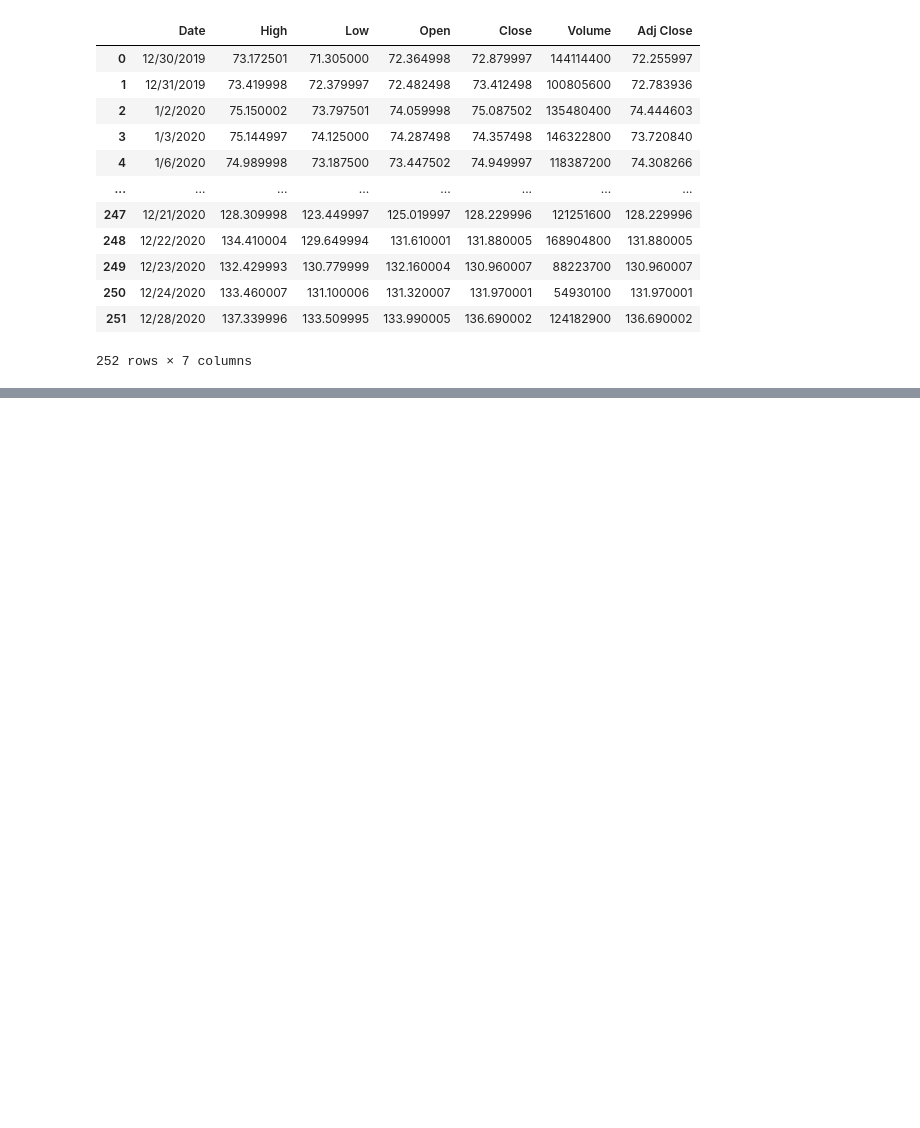
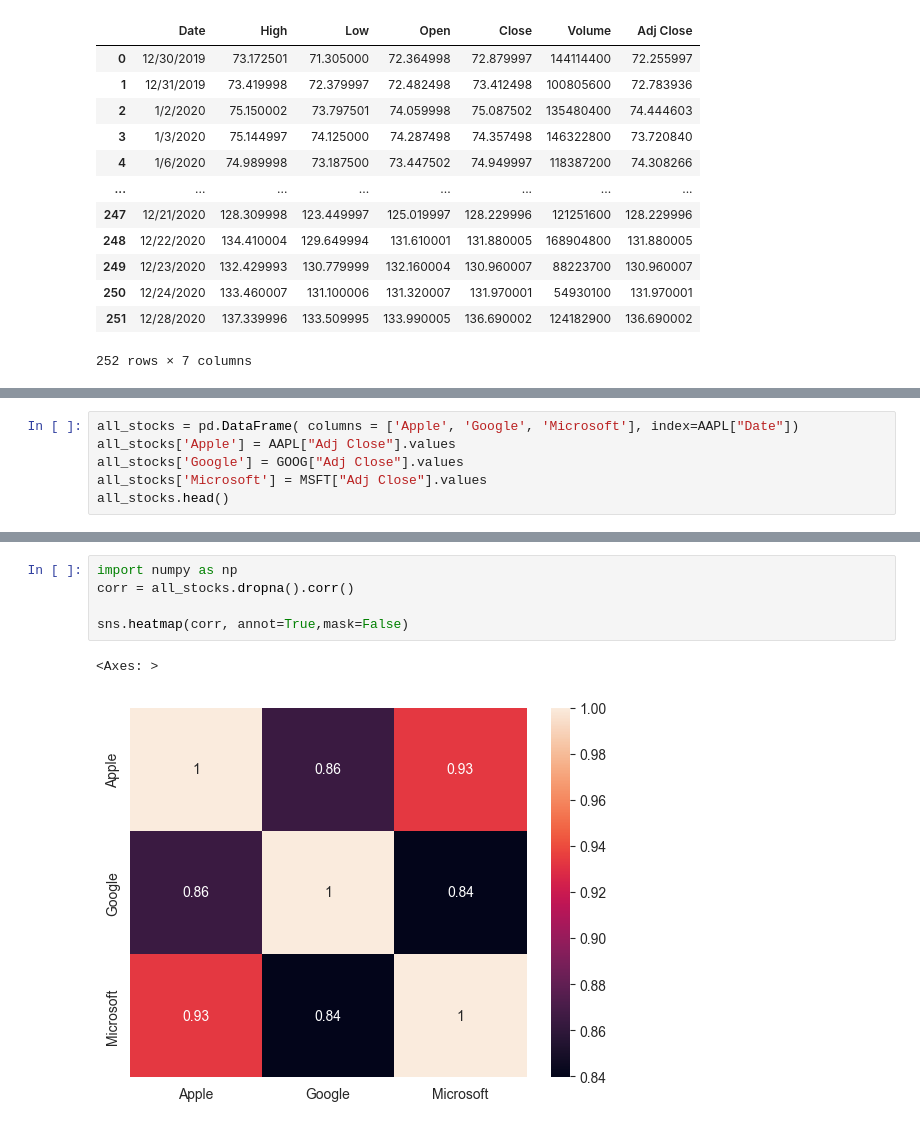
Before and after one commit to gooners006/MSE, a Jupyter notebook: notebooks.ipynb, the cells around one changed output, grey strips where cells are left out. Saved outputs shown, nothing was run; the diff lists cells and outputs as text; blank space fills up the shorter version.

Commit message:
stock market exercise

```diff
--- a/notebooks.ipynb
+++ b/notebooks.ipynb
@@ -41,0 +148,6 @@ display(AAPL)
+# %%
+all_stocks = pd.DataFrame( columns = ['Apple', 'Google', 'Microsoft'], index=AAPL["Date"])
+all_stocks['Apple'] = AAPL["Adj Close"].values
+all_stocks['Google'] = GOOG["Adj Close"].values
+all_stocks['Microsoft'] = MSFT["Adj Close"].values
+all_stocks.head()
@@ -41,0 +162,8 @@ display(AAPL)
+# %%
+import numpy as np
+corr = all_stocks.dropna().corr()
+
+sns.heatmap(corr, annot=True,mask=False)
+# %% [output]
+<Axes: >
+[figure, added]
```
Also changed, not shown: parts of 10 cells of this notebook, 3 other files.
